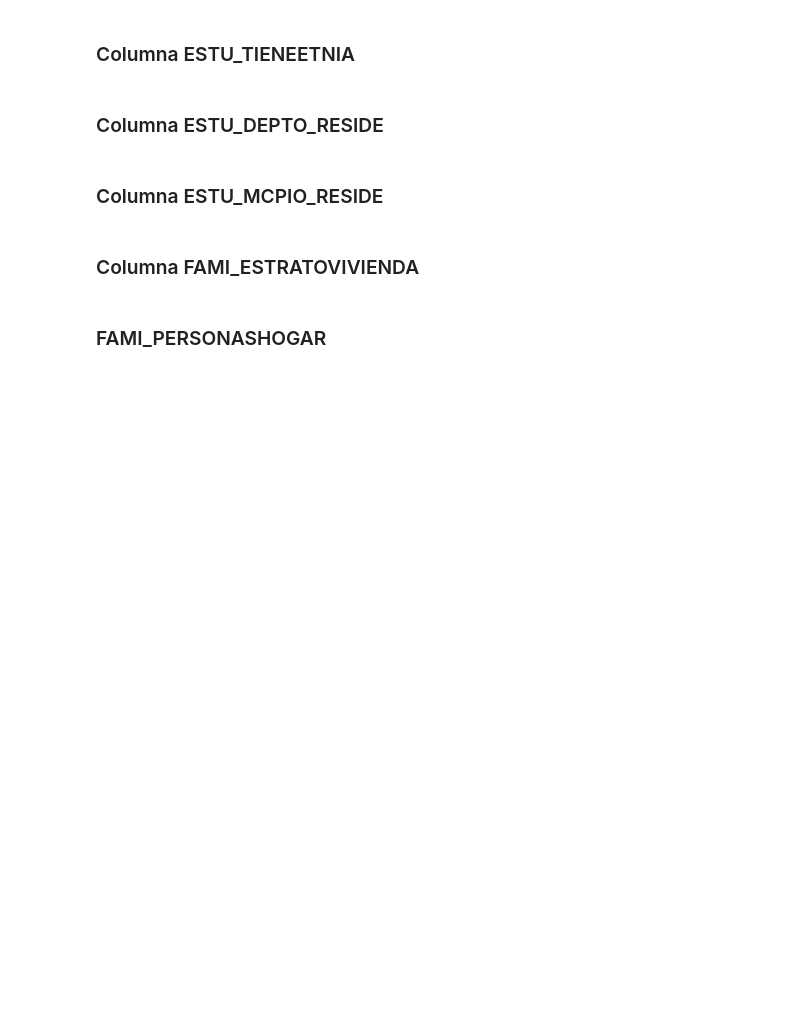
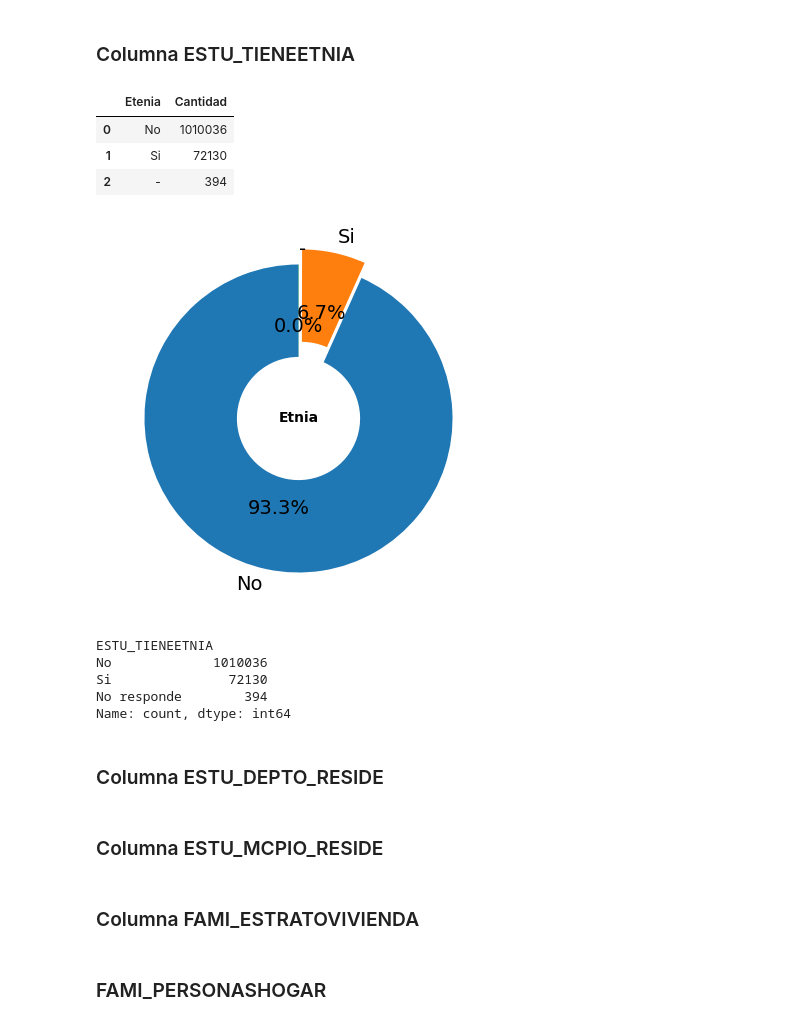
Before and after one commit to wespitia9/AVDV3-219, a Jupyter notebook: Modulo_2-Estadistica_y_Modelado_Matematico_Avanzado/Modulo-2_dev.ipynb, the cells around one changed output. Drawn from its saved outputs; the diff is of its cells as text; code cells hidden in the pictures; blank space fills up the shorter version.

```diff
--- a/Modulo_2-Estadistica_y_Modelado_Matematico_Avanzado/Modulo-2_dev.ipynb
+++ b/Modulo_2-Estadistica_y_Modelado_Matematico_Avanzado/Modulo-2_dev.ipynb
@@ -835,31 +842,56 @@ Podemos ver que no hay valores en cero en la columna 'ANIO_NACIMIENTO' con respe
 ### Columna ESTU_TIENEETNIA
 # %%
 # generar conteo de registros por valor único en la columna ESTU_TIENEETNIA que hace referencia si pertenece o no a un tipo de etnia.
+
+df_tenia = df_acumulado_saber_11['ESTU_TIENEETNIA'].value_counts().reset_index()
+df_tenia.columns = ['Etenia', 'Cantidad']
+df_tenia
+# %% [output]
+|  | Etenia | Cantidad |
+| 0 | No | 1010036 |
+| 1 | Si | 72130 |
+| 2 | - | 394 |
 # %%
 # generar conteo de registros por valor único en la columna ESTU_TIENEETNIA que hace referencia si pertenece o no a un tipo de etnia.
-
+df_tenia = df_acumulado_saber_11['ESTU_TIENEETNIA'].value_counts().reset_index()
+df_tenia.columns = ['Etnia', 'Cantidad']
 
 # configurar etiquetas
+labels = df_tenia['Etnia']
+sizes = df_tenia['Cantidad']
+explode = (0, 0.1, 0)
 
  # separar una porción del gráfico
 
 # configurar la figura y el eje
-
+fig, ax = plt.subplots()
+fig.set_size_inches(15, 5)
 
 # crear gráfico de dona
-
+ax.pie(sizes, explode=explode, labels=labels, autopct='%1.1f%%', startangle=90, textprops={'fontsize': 14}, wedgeprops={'width': 0.6})
 
 # agregar etiqueta central
-
+ax.text(0, 0, 'Etnia', horizontalalignment='center', verticalalignment='center', fontsize=10, fontweight='bold')
 
 # mostrar resultados
+plt.show()
+# %% [output]
+[figure, added]
 # %%
 # Los valores que estan etiquetados como "el signo menos", representan un 0.06% del total de registros, estos estan representados con el caracter "-".
 # Se procederá a reemplazar en el DataFrame original ese caracter con la etiqueta de "Desconocido".
 
 # reemplazar valores "-"
+df_acumulado_saber_11['ESTU_TIENEETNIA'] = df_acumulado_saber_11['ESTU_TIENEETNIA'].replace('-','No responde')
 
 # contar registros de la columna 'ESTU_GENERO'
+df_acumulado_saber_11['ESTU_TIENEETNIA'].value_counts()
+# %% [output]
+ESTU_TIENEETNIA
+No             1010036
+Si               72130
+No responde        394
+Name: count, dtype: int64
 # %% [markdown]
 ### Columna ESTU_DEPTO_RESIDE
 # %%
```
Also changed, not shown: parts of 3 cells of this notebook.
